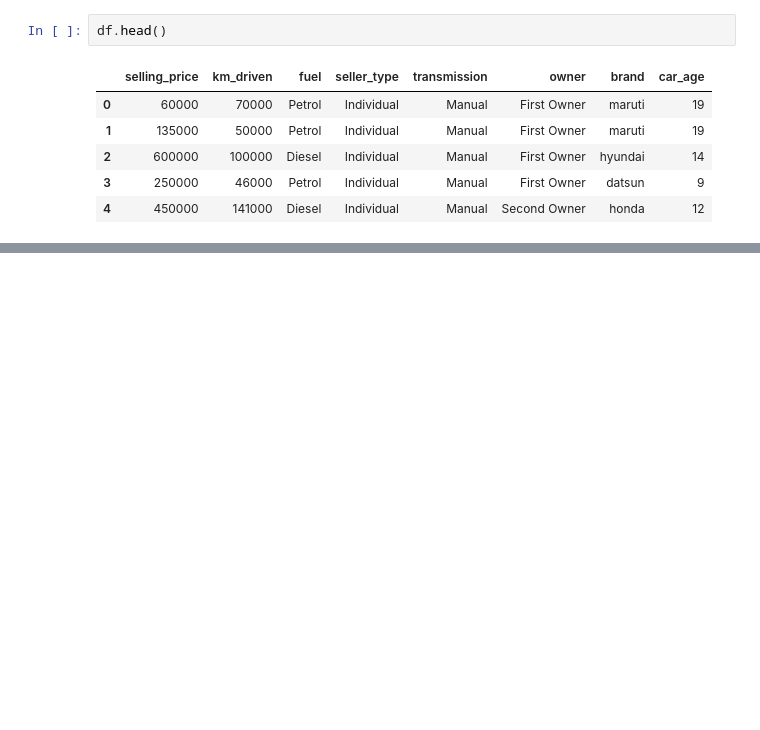
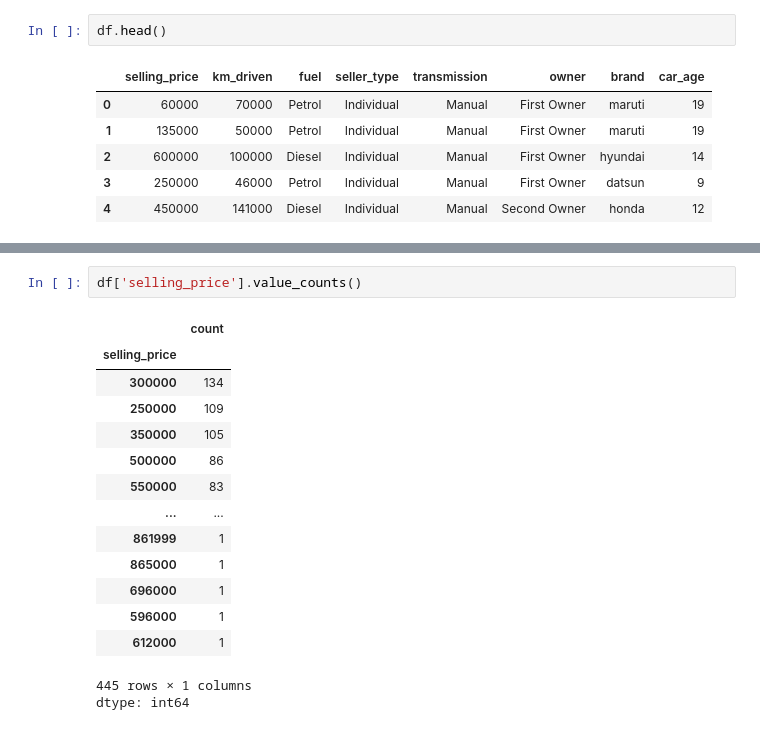
Before and after one commit to rajeshxdatascience/Car-Price-Prediction-ML, a Jupyter notebook: 01_Exploratory_Data_Analysis.ipynb, the cells around one changed output, grey strips where cells are left out. Drawn from its saved outputs; the diff is of its cells as text; blank space fills up the shorter version.

```diff
--- a/01_Exploratory_Data_Analysis.ipynb
+++ b/01_Exploratory_Data_Analysis.ipynb
@@ -247,0 +260,18 @@ df.head()
+# %%
+df['selling_price'].value_counts()
+# %% [output]
+|  | count |
+| selling_price |  |
+| 300000 | 134 |
+| 250000 | 109 |
+| 350000 | 105 |
+| 500000 | 86 |
+| 550000 | 83 |
+| ... | ... |
+| 861999 | 1 |
+| 865000 | 1 |
+| 696000 | 1 |
+| 596000 | 1 |
+| 612000 | 1 |
+445 rows × 1 columns
+dtype: int64
```
Also changed, not shown: parts of 4 cells of this notebook.
